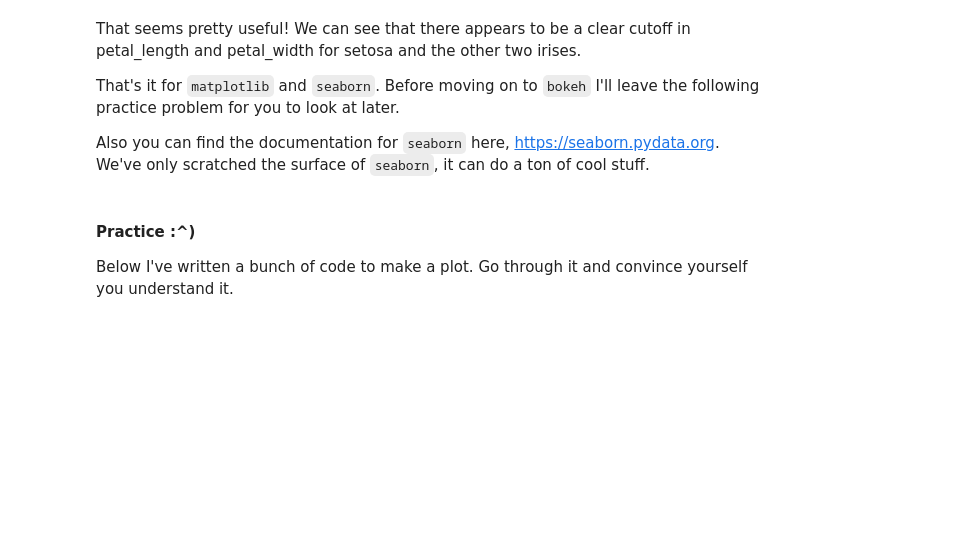
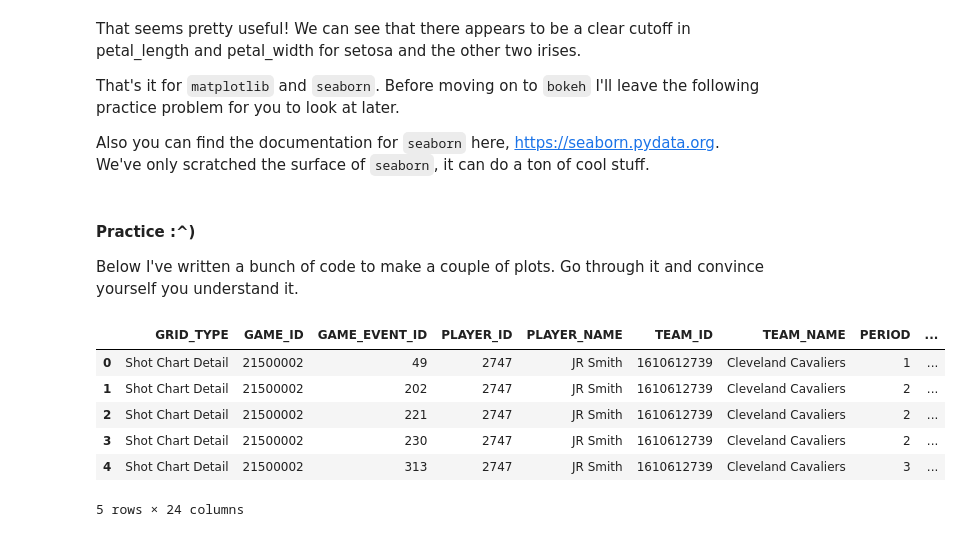
Before and after one commit to matthewosborne71/PlottingWithPython, a Jupyter notebook: Plotting With Python.ipynb, the cells around one changed output. Cells and saved outputs as stored; diff of their text form; code cells hidden in the pictures; blank space fills up the shorter version.

```diff
--- a/Plotting With Python.ipynb
+++ b/Plotting With Python.ipynb
@@ -473,4 +473,16 @@ Also you can find the documentation for `seaborn` here, https://seaborn.pydata.o
 # %% [markdown]
 #### Practice :^)
 
-Below I've written a bunch of code to make a plot. Go through it and convince yourself you understand it.
+Below I've written a bunch of code to make a couple of plots. Go through it and convince yourself you understand it.
+# %%
+jr_shots = pd.read_csv("JR_Smith_Shots_2015_16.csv")
+
+jr_shots.head()
+# %% [output]
+|  | GRID_TYPE | GAME_ID | GAME_EVENT_ID | PLAYER_ID | PLAYER_NAME | TEAM_ID | TEAM_NAME | PERIOD | ... |
+| 0 | Shot Chart Detail | 21500002 | 49 | 2747 | JR Smith | 1610612739 | Cleveland Cavaliers | 1 | ... |
+| 1 | Shot Chart Detail | 21500002 | 202 | 2747 | JR Smith | 1610612739 | Cleveland Cavaliers | 2 | ... |
+| 2 | Shot Chart Detail | 21500002 | 221 | 2747 | JR Smith | 1610612739 | Cleveland Cavaliers | 2 | ... |
+| 3 | Shot Chart Detail | 21500002 | 230 | 2747 | JR Smith | 1610612739 | Cleveland Cavaliers | 2 | ... |
+| 4 | Shot Chart Detail | 21500002 | 313 | 2747 | JR Smith | 1610612739 | Cleveland Cavaliers | 3 | ... |
+5 rows × 24 columns
```
Also changed, not shown: parts of 25 cells of this notebook.
